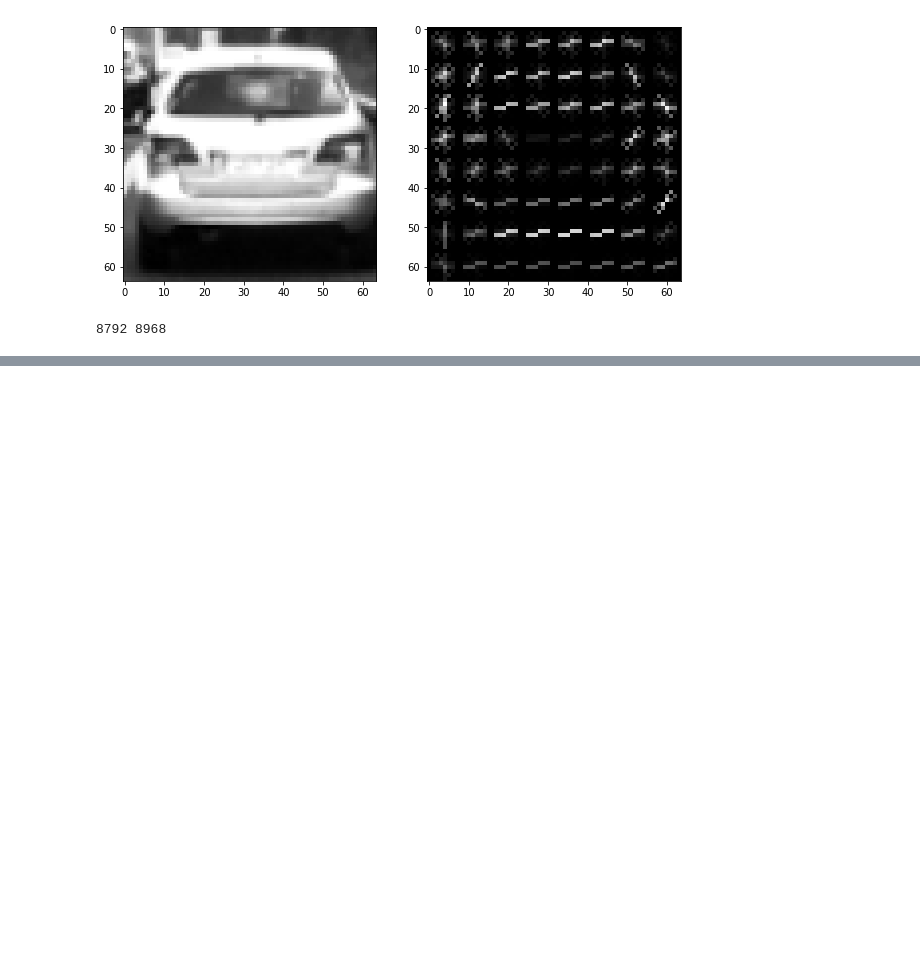
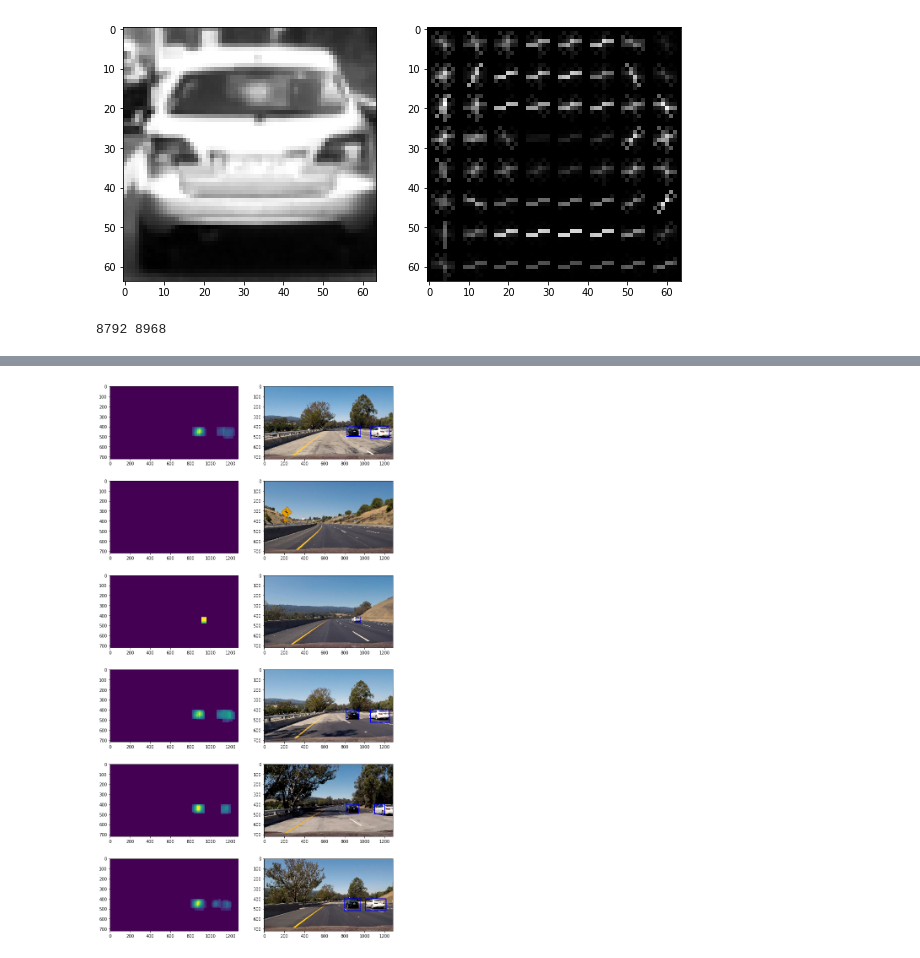
Before and after one commit to wengyao04/CarND-Vehicle-Detection, a Jupyter notebook: vehicle_detection.ipynb, the cells around one changed output, grey strips where cells are left out. Saved outputs shown, nothing was run; the diff lists cells and outputs as text; code cells hidden in the pictures; blank space fills up the shorter version.

```diff
--- a/vehicle_detection.ipynb
+++ b/vehicle_detection.ipynb
@@ -341,0 +323,6 @@ ValueError: operands could not be broadcast together with shapes (1,6108) (2580,
+# %%
+def apply_threshold(heatmap, threshold):
+    # Zero out pixels below the threshold
+    heatmap[heatmap <= threshold] = 0
+    # Return thresholded map
+    return heatmap
@@ -341,0 +344,37 @@ ValueError: operands could not be broadcast together with shapes (1,6108) (2580,
+# %%
+from scipy.ndimage.measurements import label
+scales=[.75, 1., 1.25, 1.5, 2.]
+def find_cars_multiscale(img):
+    windows_list = []
+    for scale in scales:
+        windows = find_cars(img, 400, img.shape[0], scale)
+        windows_list = windows_list + windows
+
+    heatmap_img = np.zeros_like(img[:,:,0])
+    #print(windows_list)
+    heatmap_img = add_heat(heatmap_img, windows_list)
+    heatmap_img = apply_threshold(heatmap_img, 2)
+
+    labels = label(heatmap_img)
+    draw_img = draw_labeled_bboxes(np.copy(img), labels)
+    return heatmap_img, draw_img
+# %%
+def test_find_cars_multiscale(test_image_dir):
+    image_name_list = os.listdir(test_image_dir)
+    rows = 6
+    cols = 2
+    fig = plt.figure(figsize=(12, 24))
+    idx = 0
+    for file_name in image_name_list:
+        if file_name.find('jpg') != -1:
+            plt.subplot(rows, cols, idx+1)
+            idx = idx + 1
+            img = mpimg.imread(os.path.join(test_image_dir, file_name))
+            heat_out, out = find_cars_multiscale(img)
+            plt.imshow(heat_out)
+            plt.subplot(rows, cols, idx +1)
+            idx = idx + 1
+            plt.imshow(out)
+test_find_cars_multiscale('test_images')
+# %% [output]
+[figure, added]
```
Also changed, not shown: parts of 21 cells of this notebook, 1 other file.
